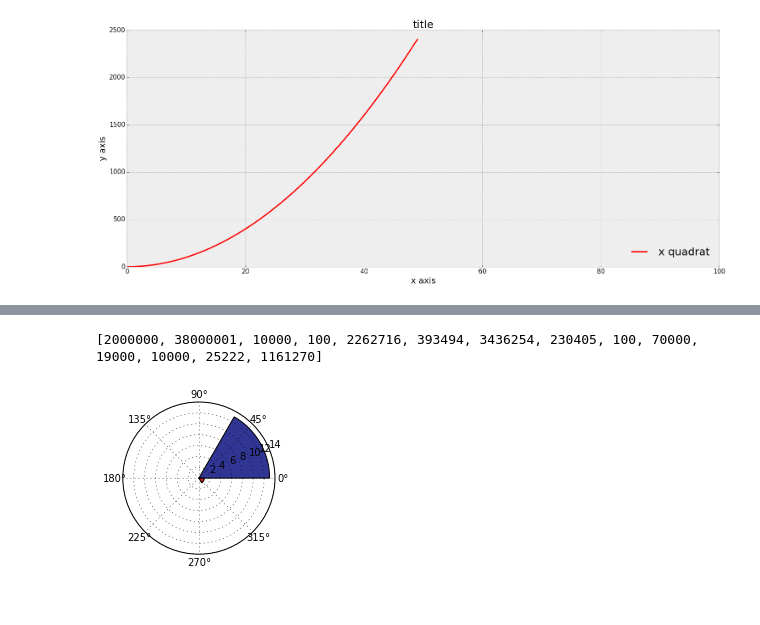
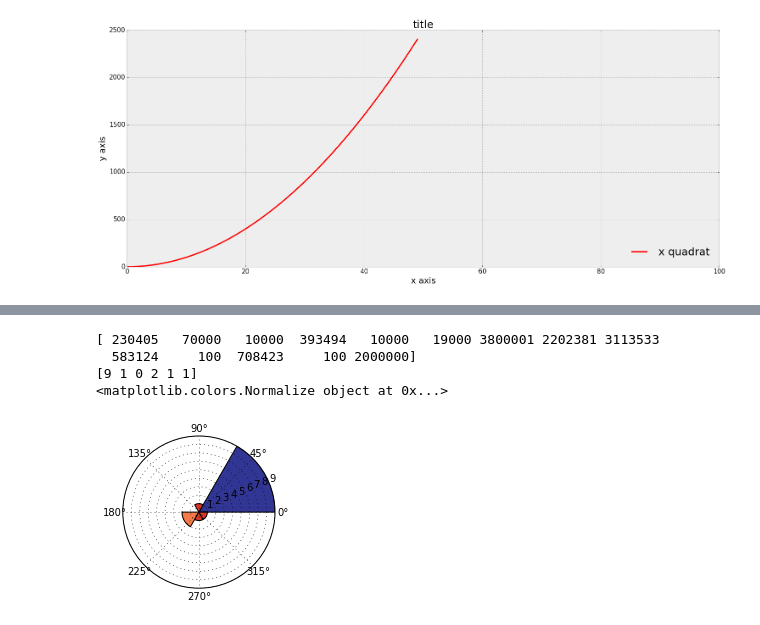
Before and after one commit to nicolasthl/fachkurs2017, a Jupyter notebook: visualization_beta.ipynb, the cells around one changed output, grey strips where cells are left out. Drawn from its saved outputs; the diff is of its cells as text; code cells hidden in the pictures.

```diff
--- a/visualization_beta.ipynb
+++ b/visualization_beta.ipynb
@@ -73,24 +73,8 @@ for key, value in dict_bound.items():
         ub = ub+1
 polstatelog.append([ub, b])
 #
-
-
-#imagine this dict_bound updates each time step
-b= 0  #bound ones
-ub= 0 #unbound ones
-dict_bound = {'dfeffr': 0, 'Pdd': 0, 'Pol2': 1, 'Pol3': 0, 'Pol4': 1, 'Polx': 1}
-#
-for key, value in dict_bound.items():
-    if value == 1:
-        b = b+1
-    else:
-        ub = ub+1
-polstatelog.append([ub, b])
-#
 #print(polstatelog)
 polss_time= np.asarray(polstatelog)
-#print(polss_time)
-##add line at each simulation step
 # %%
 #make some simple gaussian distri
 a= np.random.normal(loc=90.0, scale=100, size = 1000)
@@ -158,6 +142,8 @@ ax.legend(loc=4, fontsize=25, frameon=False)
 <matplotlib.legend.Legend at 0x...>
 [figure]
 # %%
+pos_arr= np.zeros(len(dict))
+polstatelog = []
 maxtime = 25
 #
 #
@@ -179,8 +165,6 @@ for i in range(25):
     else:
         dict_bound['Pol2'] = 0
 #mutation finished
-#
-#
     for key, value in dict_bound.items():
         if value == 1:
             b = b+1
@@ -210,55 +211,48 @@ plt.show()
 # %%
 #
 #
 #fake process, simulates polymerase hopping
-dict_sites = {'Polerd': 100, 'Poab': 10000, 'Polxx': 2300950, 'Poldfer': 3700000, 'Pol1': 100, 'Pol2': 10000, 'Pol3': 230950, 'Pol4': 70000, 'Polx': 38000001, 'Pole': 9000, 'Poled': 2000000, 'Polgr': 230405, 'Polei': 393494, 'Polui': 19000}
+dict_sites = {'Polerd': 100, 'Poab': 10000, 'Polxx': 2300950, 'Poldfer': 3700000, 'Pol1': 100, 'Pol2': 10000, 'Pol3': 230950, 'Pol4': 70000, 'Polx': 3800001, 'Pole': 9000, 'Poled': 2000000, 'Polgr': 230405, 'Polei': 393494, 'Polui': 19000}
 arr_sites = np.zeros(len(dict_sites))
 #
 for i in range(1):
     j = 0
     #polymerase hopping
     dict_sites['Polxx'] = int(np.random.rand(1)*4600000)
     dict_sites['Poldfer'] = int(np.random.rand(1)*4600000)
     dict_sites['Pol3'] = int(np.random.rand(1)*4600000)
     dict_sites['Pole'] = int(np.random.rand(1)*4600000)
     #polymerase hopping finished
     #
     #copy to array
-    arr_sites=list(dict_sites.values())
+    arr_sites=np.asarray(list(dict_sites.values()))
     print(arr_sites)
 #plot histogram as a polar histogram
+#
+#
+N = 6
+counts, valborders= np.histogram(arr_sites, N)#density = True)#, bins)
+print(counts)
+#
+theta = np.linspace(0.0, 2*np.pi, N, endpoint=False)
+radii = counts
+width = np.pi/(N/2)
+#
+ax = plt.subplot(121, projection='polar')
+bars = ax.bar(theta, radii, width=width, bottom=0.0)
 
-
-
-
-#counts, valborders = np.histogram(arr_sites,5)
-#print(counts)
-#
-bins= 5
-#distri= [65, 49, 57, 49, 54, 31, 57, 47, 56, 47, 56, 47, 56, 56, 56, 46, 56, 37, 36]
-counts, valborders= np.histogram(arr_sites, bins)
-#print(valborders[:len(valborders)-1])
-#print(counts)
-#mybar=plt.bar(valborders[:len(valborders)-1], counts, width=1, yerr=0, facecolor='b')
-#explicit valuegrenzen
-#mybar.set_xlim(valuegrenzen[0]-10, valuegrenzen[len(valuegrenzen)-1]+10)
-#plt.show()
-
-N = bins
-theta2 = np.linspace(0.0, 2*np.pi, bins, endpoint=False)
-radii2 = counts
-width = np.pi/(N/2)
-
-ax = plt.subplot(121, projection='polar')
-bars = ax.bar(theta2, radii2, width=width, bottom=0.0)
 
 cmap = mpl.cm.RdYlBu #works
 norm = mpl.colors.Normalize(vmin=np.amax(counts), vmax=np.amin(counts))#works
+print(norm)
 # set custom colours in fancy way
-for r, bar in zip(radii2, bars):
+for r, bar in zip(radii, bars):
     bar.set_facecolor(cmap(r/np.amax(counts)))
-
+#
 plt.show()
 # %% [output]
-[2000000, 38000001, 10000, 100, 2262716, 393494, 3436254, 230405, 100, 70000, 19000, 10000, 25222, 1161270]
+[ 230405   70000   10000  393494   10000   19000 3800001 2202381 3113533
+  583124     100  708423     100 2000000]
+[9 1 0 2 1 1]
+<matplotlib.colors.Normalize object at 0x...>
-[figure, old version]
+[figure, new version]
```
Also changed, not shown: parts of 3 cells of this notebook, 1 other file.
